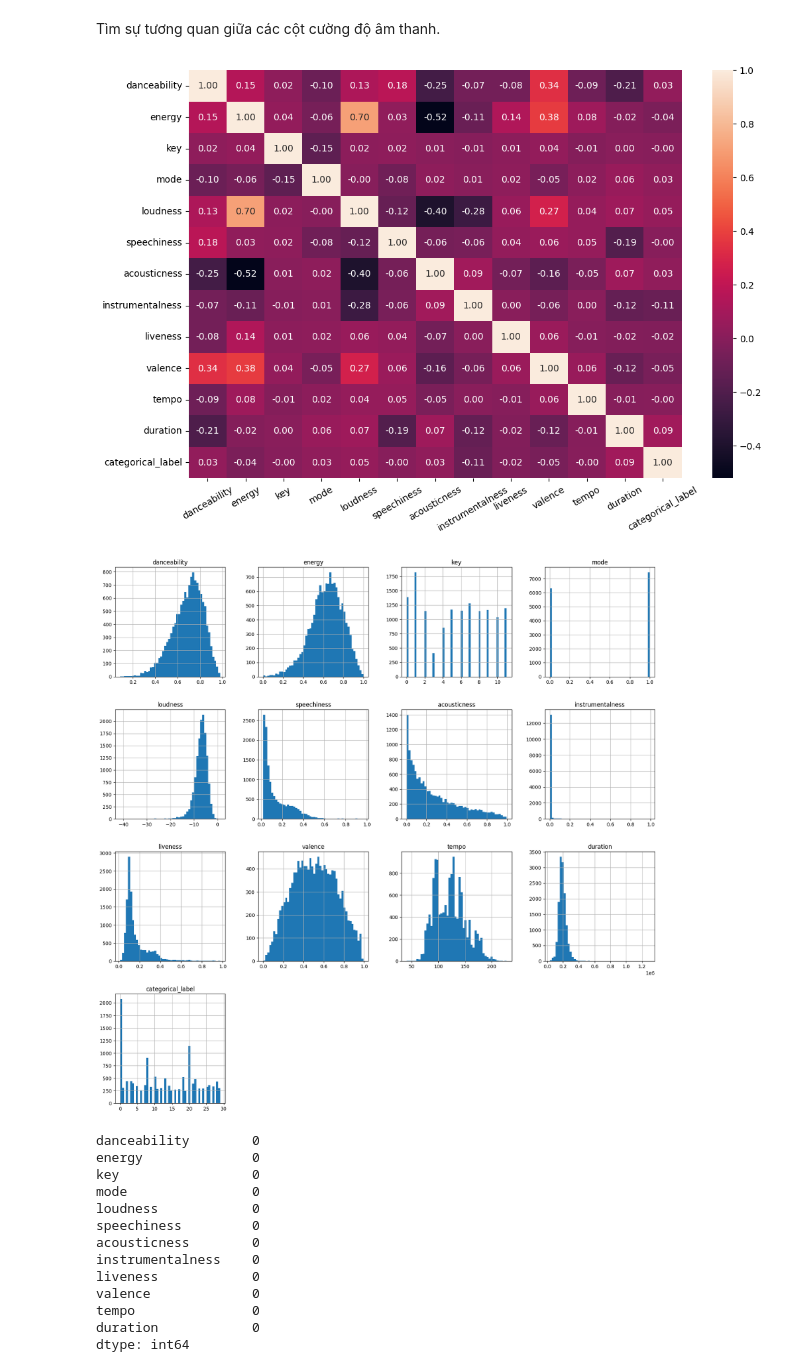
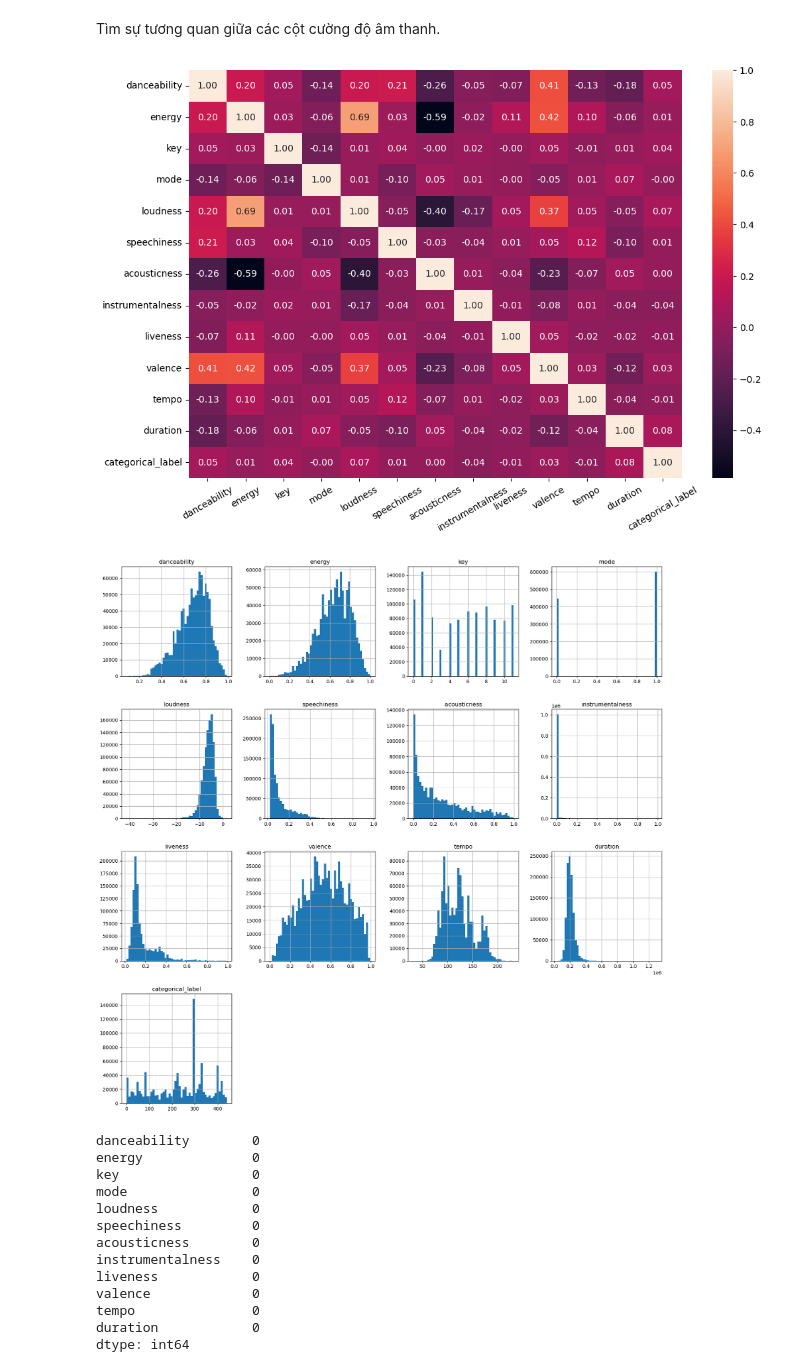
Before and after one commit to Miruku2201/LTKHDL_FinalProject, a Jupyter notebook: question.ipynb, the cells around one changed output. Saved outputs shown, nothing was run; the diff lists cells and outputs as text; code cells hidden in the pictures.

```diff
--- a/question.ipynb
+++ b/question.ipynb
@@ -81,7 +91,7 @@ spotify_df['week'] = pd.to_datetime(spotify_df['week'], format=pattern)
 - Thử nghiệm các mô hình.
 - Đánh giá kết quả.
 # %%
-drop_df = spotify_df.drop_duplicates('uri').reset_index(drop=True).copy()
+drop_df = spotify_df.copy()#.drop_duplicates('uri').reset_index(drop=True).copy()
 # %%
 drop_df.shape
 # %% [output]
@@ -91,6 +99,6 @@ drop_df.shape
 # %%
 # spotify_df.groupby('artist_genre').filter(lambda x: x['artist_genre'].count() > 10000)['artist_genre'].value_counts()
-df = drop_df[drop_df.groupby('artist_genre')['artist_genre'].transform('count')>250].copy() # Viết vậy để lấy dc cái số value count.
+df = drop_df[drop_df.groupby('artist_genre')['artist_genre'].transform('count')>7000].copy() # Viết vậy để lấy dc cái số value count.
 len(df['artist_genre'].value_counts().index)
 # df
 # %% [output]
@@ -141,21 +139,22 @@ Tìm sự tương quan giữa các cột cường độ âm thanh.
 # %%
 import matplotlib.pyplot as plt
 import seaborn as sns
 
 audio_cols = ['danceability', 'energy', 'key', 'mode', 'loudness', 'speechiness',
               'acousticness', 'instrumentalness', 'liveness', 'valence', 'tempo', 'duration']
 plt.figure(figsize=(12,8))
 sns.heatmap(df[audio_cols+['categorical_label']].corr(), annot=True, fmt='.2f')
+plt.xlabel('Tương quan giữa các đặc trưng âm thanh')
 plt.xticks(rotation=30)
 plt.show()
 # %% [output]
-[figure, old version]
+[figure, new version]
 # %%
 df[audio_cols+['categorical_label']].hist(bins=50, figsize=(20,20))
 # ax.set_title("Hisogram plot", size=15, weight='bold')
 plt.show()
 # %% [output]
-[figure, old version]
+[figure, new version]
 # %%
 imp = SimpleImputer(missing_values = np.nan, strategy = 'median') # điền các gía trị thiếu bằng median
 df[audio_cols] = imp.fit_transform(df[audio_cols])
```
Also changed, not shown: parts of 25 cells of this notebook.
